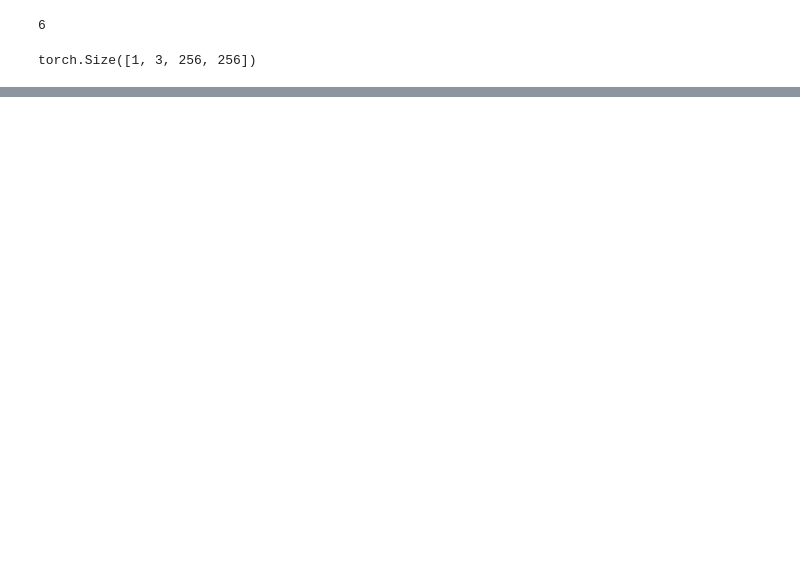
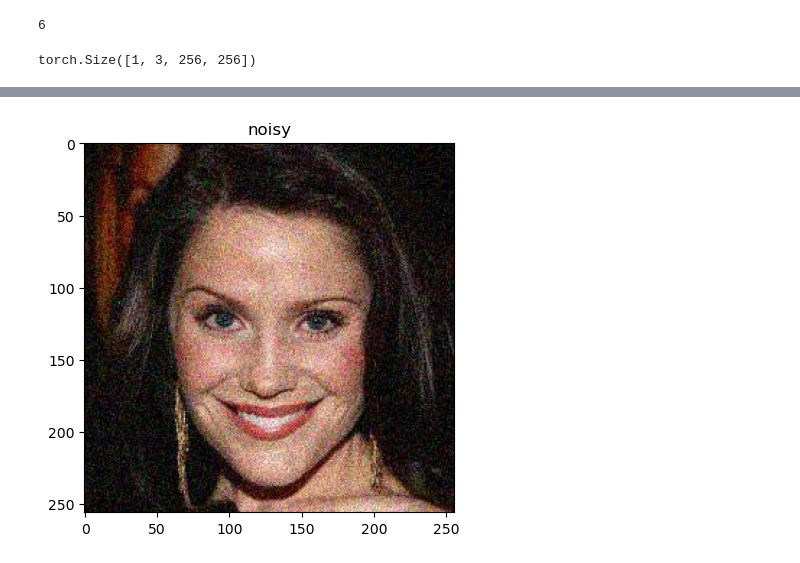
Before and after one commit to Rymoon/DUM-TV, a Jupyter notebook: dum_tv/apps/model/main___TEMP.ipynb, the cells around one changed output, grey strips where cells are left out. Drawn from its saved outputs; the diff is of its cells as text; code cells hidden in the pictures; blank space fills up the shorter version.

```diff
--- a/dum_tv/apps/model/main___TEMP.ipynb
+++ b/dum_tv/apps/model/main___TEMP.ipynb
@@ -84,0 +87,10 @@ plt.show()
+# %%
+dm = main.DenoiseDataModule(Dataset0(denoise["dataset_train"]),Dataset0(denoise["dataset_test"]),batch_size = 1)
+# %%
+noisy_img = next(iter(dm.test_dataloader()))
+noisy_img = noisy_img[0].permute(1,2,0)
+plt.title("noisy")
+plt.imshow(noisy_img)
+plt.show()
+# %% [output]
+[figure, added]
```
Also changed, not shown: parts of 3 cells of this notebook, 5 other files.
